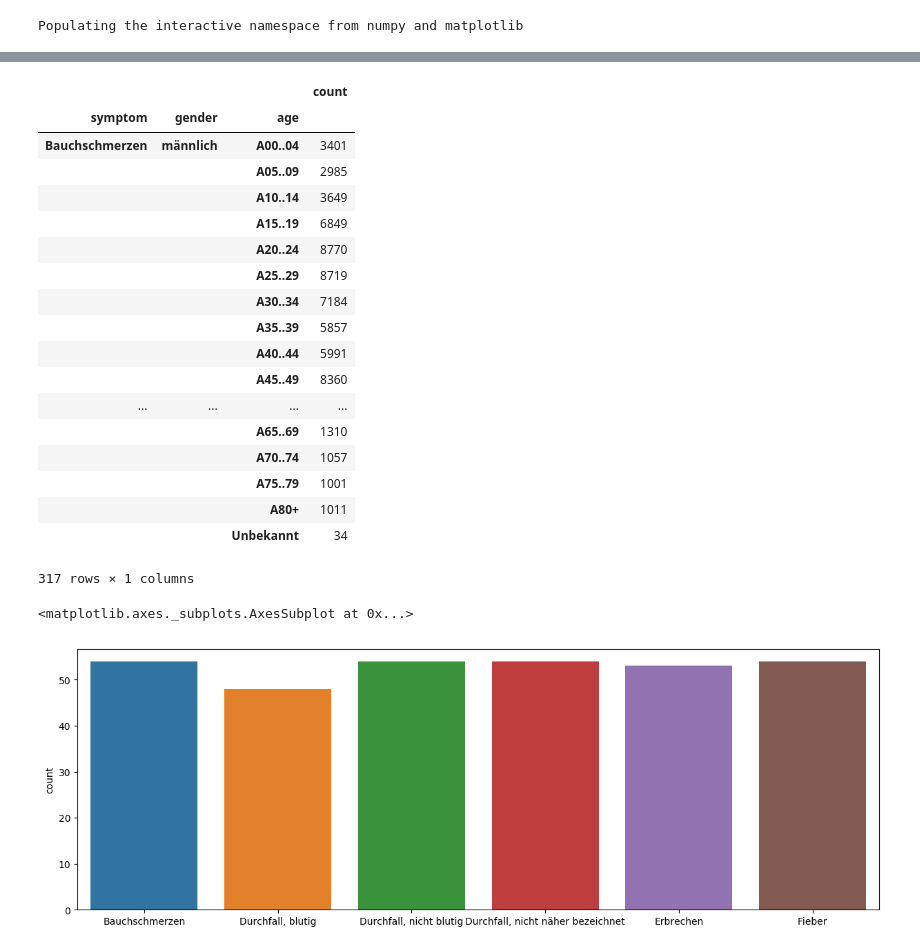
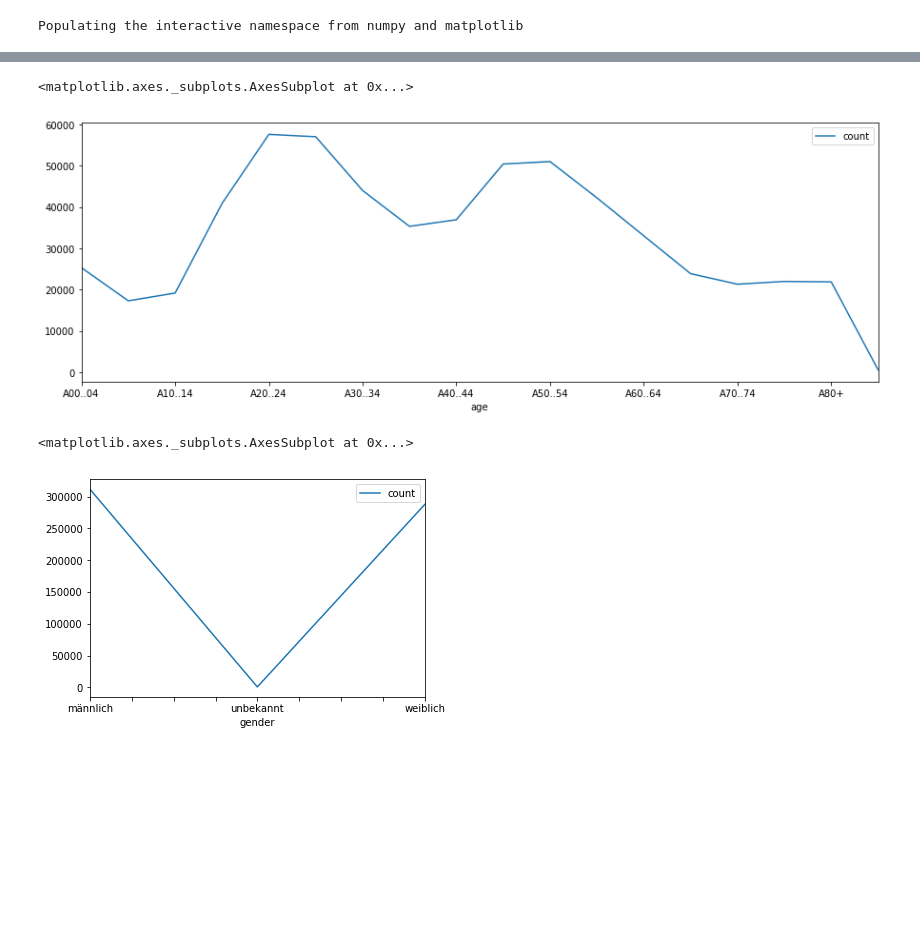
Before and after one commit to vkakerbeck/DieInfluenza, a Jupyter notebook: Personal Risk Prediction.ipynb, the cells around one changed output, grey strips where cells are left out. Saved outputs shown, nothing was run; the diff lists cells and outputs as text; code cells hidden in the pictures; blank space fills up the shorter version.

```diff
--- a/Personal Risk Prediction.ipynb
+++ b/Personal Risk Prediction.ipynb
@@ -18,23 +24,12 @@ Stomachsymptoms=symptoms[['symptom','gender','age','count']]
+# %%
+gbA = Stomachsymptoms.groupby(['age']).sum()
+gbA.plot(figsize=(15,5))
+# %% [output]
+<matplotlib.axes._subplots.AxesSubplot at 0x...>
+[figure, added]
 # %%
-gb = Stomachsymptoms.groupby(['symptom','gender','age']).sum()
-gb
+gbG = Stomachsymptoms.groupby(['gender']).sum()
+gbG.plot()
 # %% [output]
-|  |  |  | count |
-| symptom | gender | age |  |
-| Bauchschmerzen | männlich | A00..04 | 3401 |
-|  |  | A05..09 | 2985 |
-|  |  | A10..14 | 3649 |
-|  |  | A15..19 | 6849 |
-|  |  | A20..24 | 8770 |
-|  |  | A25..29 | 8719 |
-|  |  | A30..34 | 7184 |
-|  |  | A35..39 | 5857 |
-|  |  | A40..44 | 5991 |
-|  |  | A45..49 | 8360 |
-| ... | ... | ... | ... |
-|  |  | A65..69 | 1310 |
-|  |  | A70..74 | 1057 |
-|  |  | A75..79 | 1001 |
-|  |  | A80+ | 1011 |
-|  |  | Unbekannt | 34 |
-317 rows × 1 columns
+<matplotlib.axes._subplots.AxesSubplot at 0x...>
+[figure, added]
@@ -49,6 +35,0 @@ for i in gb.index:
-# %%
-fig = plt.figure(figsize=(15, 5), dpi= 100, facecolor='w', edgecolor='k')
-sns.countplot(x=symps,orient="v")
-# %% [output]
-<matplotlib.axes._subplots.AxesSubplot at 0x...>
-[figure, removed]
```
Also changed, not shown: parts of 15 cells of this notebook, 9 other files.
